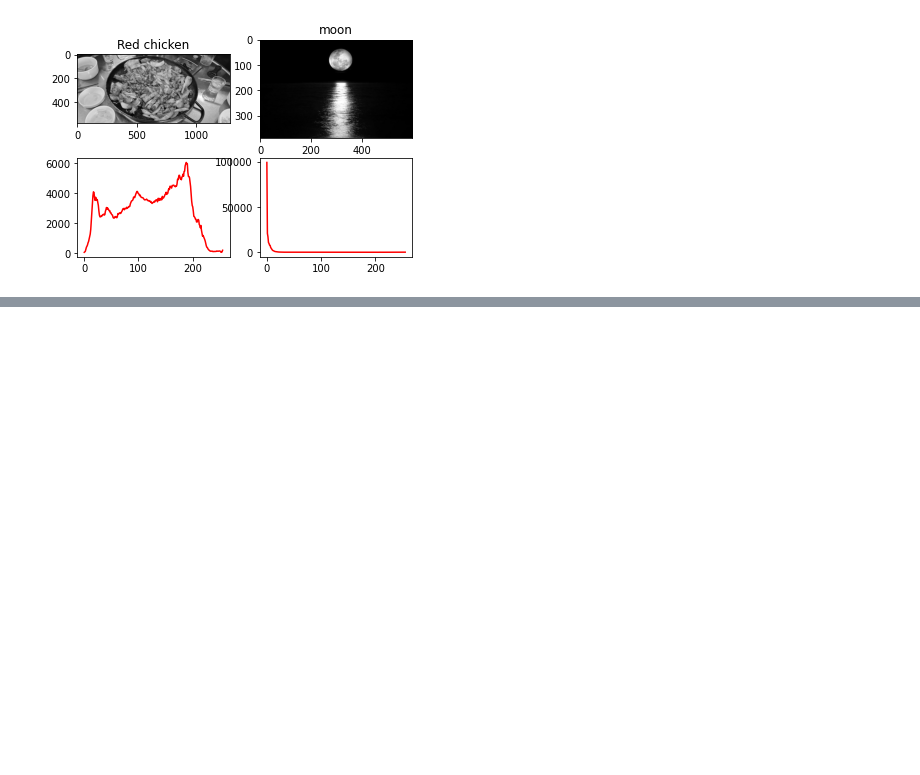
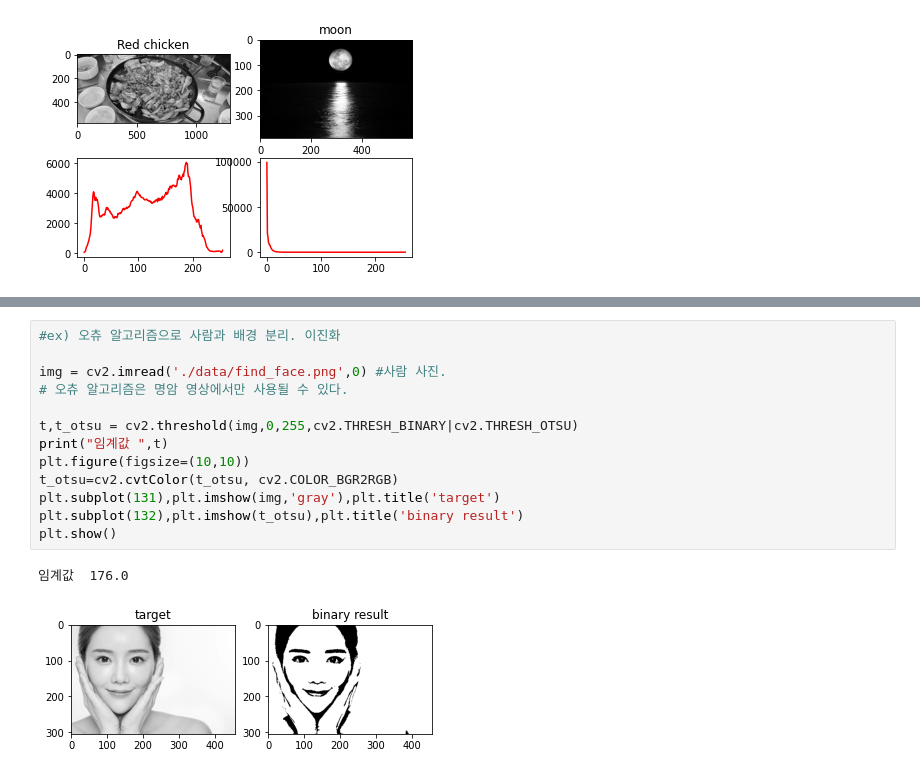
Before and after one commit to bub3690/medical_lab_semina, a Jupyter notebook: semina1.ipynb, the cells around one changed output, grey strips where cells are left out. Saved outputs shown, nothing was run; the diff lists cells and outputs as text; blank space fills up the shorter version.

```diff
--- a/semina1.ipynb
+++ b/semina1.ipynb
@@ -112,0 +292,16 @@ hsv_img = cv2.cvtColor(img,cv2.COLOR_BGR2HSV)
+# %%
+#ex) 오츄 알고리즘으로 사람과 배경 분리. 이진화
+
+img = cv2.imread('./data/find_face.png',0) #사람 사진.
+# 오츄 알고리즘은 명암 영상에서만 사용될 수 있다.
+
+t,t_otsu = cv2.threshold(img,0,255,cv2.THRESH_BINARY|cv2.THRESH_OTSU)
+print("임계값 ",t)
+plt.figure(figsize=(10,10))
+t_otsu=cv2.cvtColor(t_otsu, cv2.COLOR_BGR2RGB)
+plt.subplot(131),plt.imshow(img,'gray'),plt.title('target')
+plt.subplot(132),plt.imshow(t_otsu),plt.title('binary result')
+plt.show()
+# %% [output]
+임계값  176.0
+[figure, added]
```
Also changed, not shown: parts of 29 cells of this notebook.
